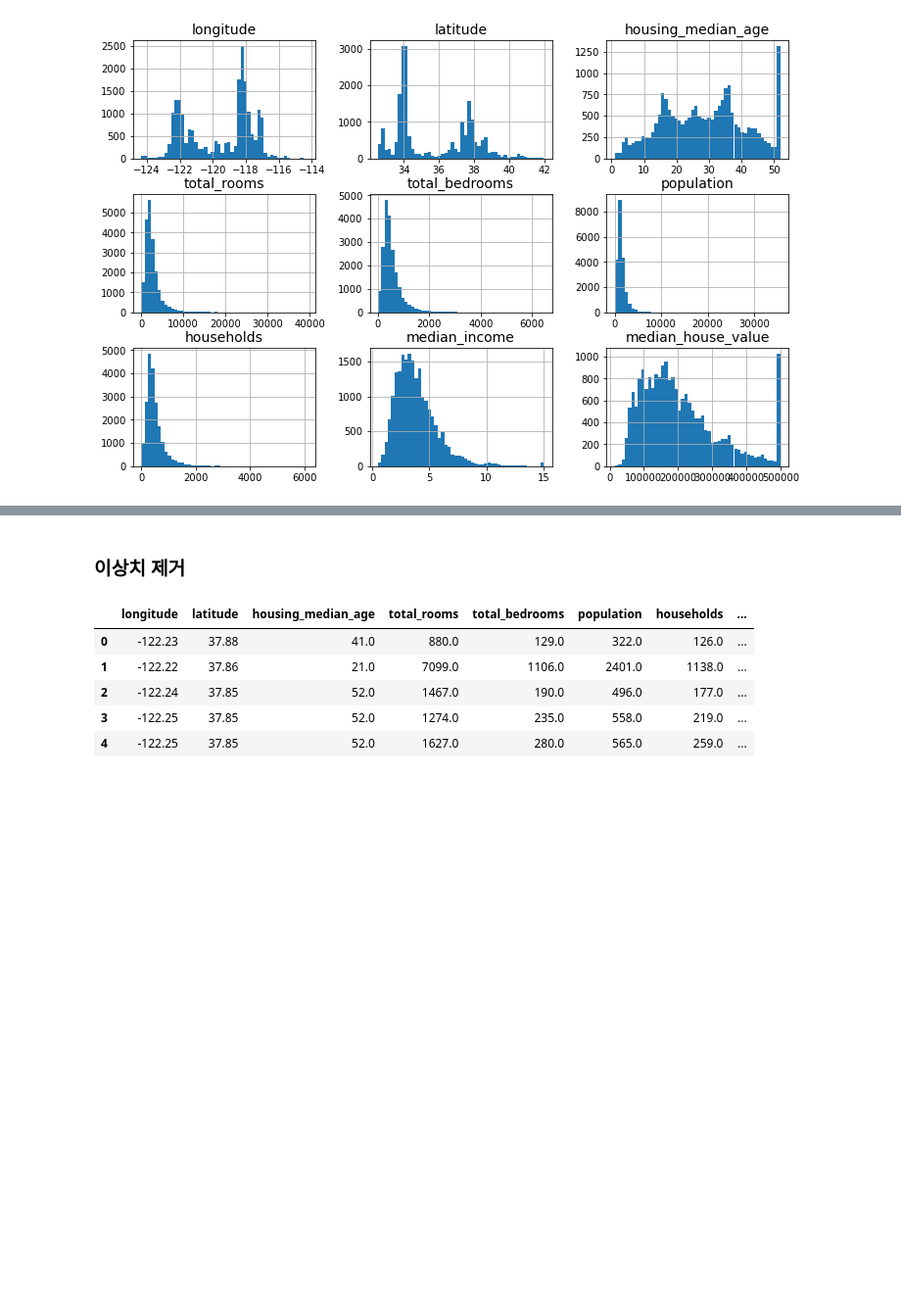
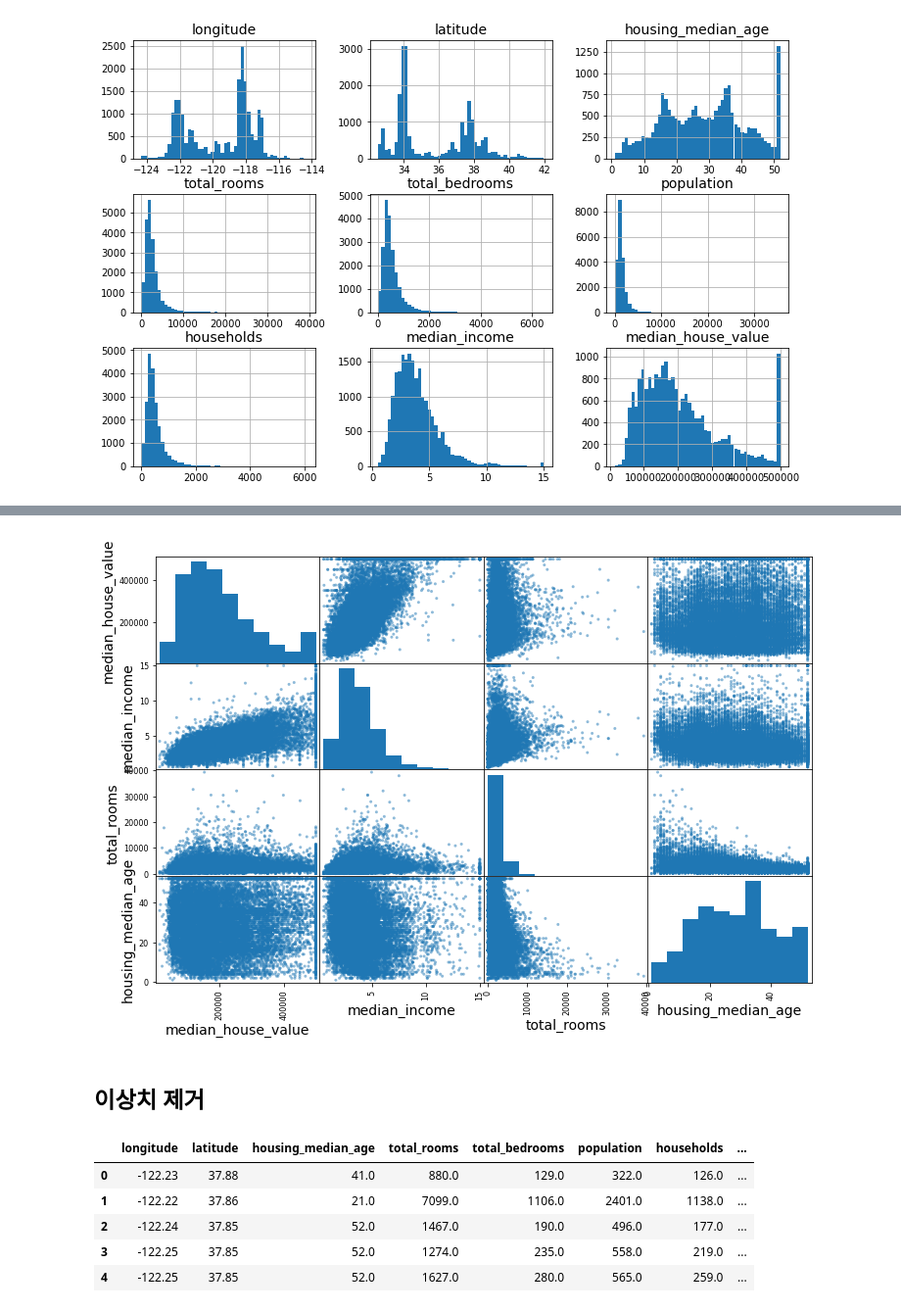
Before and after one commit to 2hongbi/DWU, a Jupyter notebook: big-data/big-data-algorithm/assign_01/predict_housing_price.ipynb, the cells around one changed output, grey strips where cells are left out. Shown at 98% size. Cells and saved outputs as stored; diff of their text form; code cells hidden in the pictures; blank space fills up the shorter version.

```diff
--- a/big-data/big-data-algorithm/assign_01/predict_housing_price.ipynb
+++ b/big-data/big-data-algorithm/assign_01/predict_housing_price.ipynb
@@ -100,0 +113,4 @@ plt.show()
+# %%
+DF0['rooms_p_household'] = DF0.total_rooms / DF0.households
+DF0['bedrooms_p_room'] = DF0.total_bedrooms / DF0.total_rooms
+DF0['population_p_household'] = DF0.population / DF0.households
@@ -100,0 +134,9 @@ plt.show()
+# %%
+from pandas.plotting import scatter_matrix
+
+attributes = ["median_house_value", "median_income", "total_rooms",
+              "housing_median_age"]
+scatter_matrix(DF0[attributes], figsize=(12, 8))
+plt.show()
+# %% [output]
+[figure, added]
@@ -101,5 +145,5 @@ plt.show()
 # %% [markdown]
-### 이상치 제거
+## 이상치 제거
 # %%
 from sklearn import svm
 from sklearn.covariance import EllipticEnvelope
```
Also changed, not shown: parts of 155 cells of this notebook, 2 other files.
